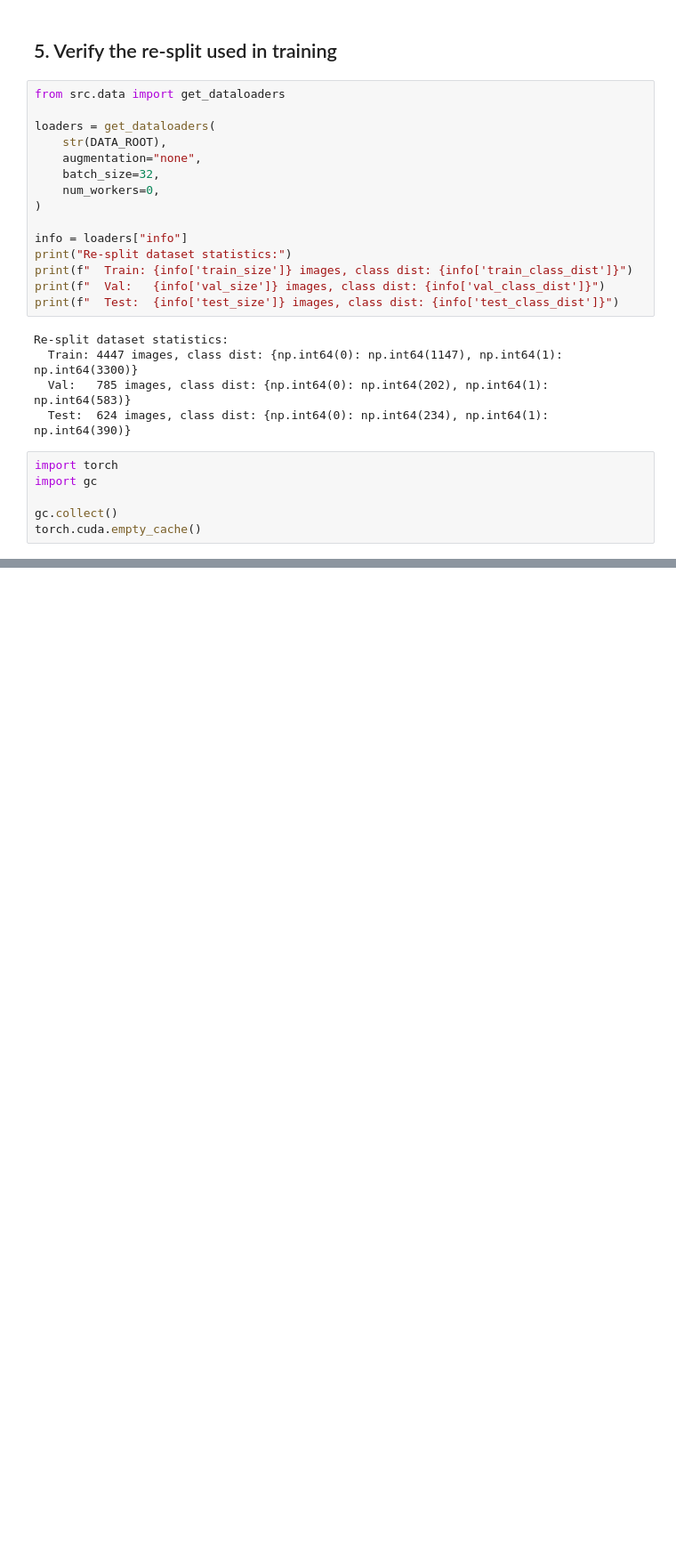
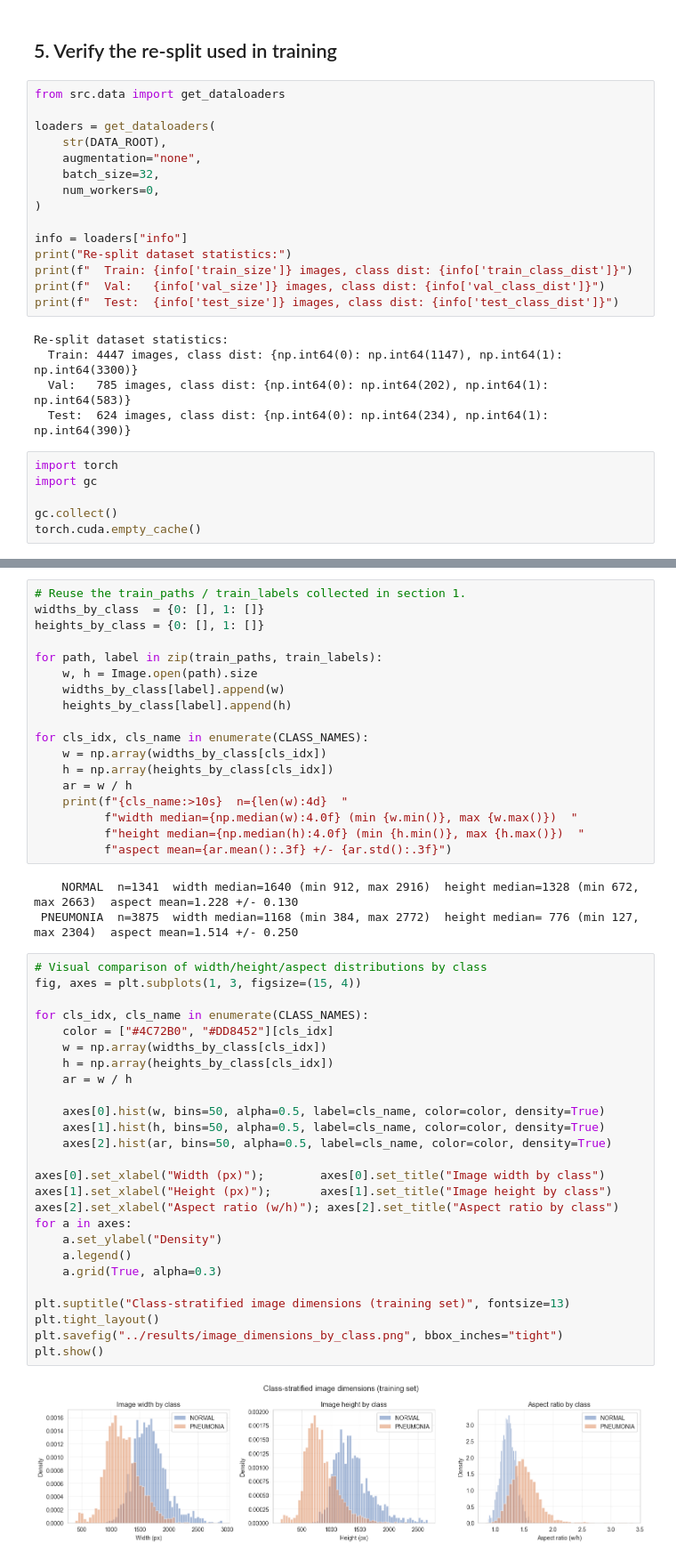
Before and after one commit to NevinJulian/HSLU.MEDIMG.Project, a Jupyter notebook: notebooks/01_data_exploration.ipynb, the cells around one changed output, grey strips where cells are left out. Shown at 89% size. Drawn from its saved outputs; the diff is of its cells as text; blank space fills up the shorter version.

```diff
--- a/notebooks/01_data_exploration.ipynb
+++ b/notebooks/01_data_exploration.ipynb
@@ -194,0 +206,49 @@ torch.cuda.empty_cache()
+# %%
+# Reuse the train_paths / train_labels collected in section 1.
+widths_by_class  = {0: [], 1: []}
+heights_by_class = {0: [], 1: []}
+
+for path, label in zip(train_paths, train_labels):
+    w, h = Image.open(path).size
+    widths_by_class[label].append(w)
+    heights_by_class[label].append(h)
+
+for cls_idx, cls_name in enumerate(CLASS_NAMES):
+    w = np.array(widths_by_class[cls_idx])
+    h = np.array(heights_by_class[cls_idx])
+    ar = w / h
+    print(f"{cls_name:>10s}  n={len(w):4d}  "
+          f"width median={np.median(w):4.0f} (min {w.min()}, max {w.max()})  "
+          f"height median={np.median(h):4.0f} (min {h.min()}, max {h.max()})  "
+          f"aspect mean={ar.mean():.3f} +/- {ar.std():.3f}")
+# %% [output]
+    NORMAL  n=1341  width median=1640 (min 912, max 2916)  height median=1328 (min 672, max 2663)  aspect mean=1.228 +/- 0.130
+ PNEUMONIA  n=3875  width median=1168 (min 384, max 2772)  height median= 776 (min 127, max 2304)  aspect mean=1.514 +/- 0.250
+# %%
+# Visual comparison of width/height/aspect distributions by class
+fig, axes = plt.subplots(1, 3, figsize=(15, 4))
+
+for cls_idx, cls_name in enumerate(CLASS_NAMES):
+    color = ["#4C72B0", "#DD8452"][cls_idx]
+    w = np.array(widths_by_class[cls_idx])
+    h = np.array(heights_by_class[cls_idx])
+    ar = w / h
+
+    axes[0].hist(w, bins=50, alpha=0.5, label=cls_name, color=color, density=True)
+    axes[1].hist(h, bins=50, alpha=0.5, label=cls_name, color=color, density=True)
+    axes[2].hist(ar, bins=50, alpha=0.5, label=cls_name, color=color, density=True)
+
+axes[0].set_xlabel("Width (px)");        axes[0].set_title("Image width by class")
+axes[1].set_xlabel("Height (px)");       axes[1].set_title("Image height by class")
+axes[2].set_xlabel("Aspect ratio (w/h)"); axes[2].set_title("Aspect ratio by class")
+for a in axes:
+    a.set_ylabel("Density")
+    a.legend()
+    a.grid(True, alpha=0.3)
+
+plt.suptitle("Class-stratified image dimensions (training set)", fontsize=13)
+plt.tight_layout()
+plt.savefig("../results/image_dimensions_by_class.png", bbox_inches="tight")
+plt.show()
+# %% [output]
+[figure, added]
```
Also changed, not shown: parts of 6 cells of this notebook, 5 other files.
